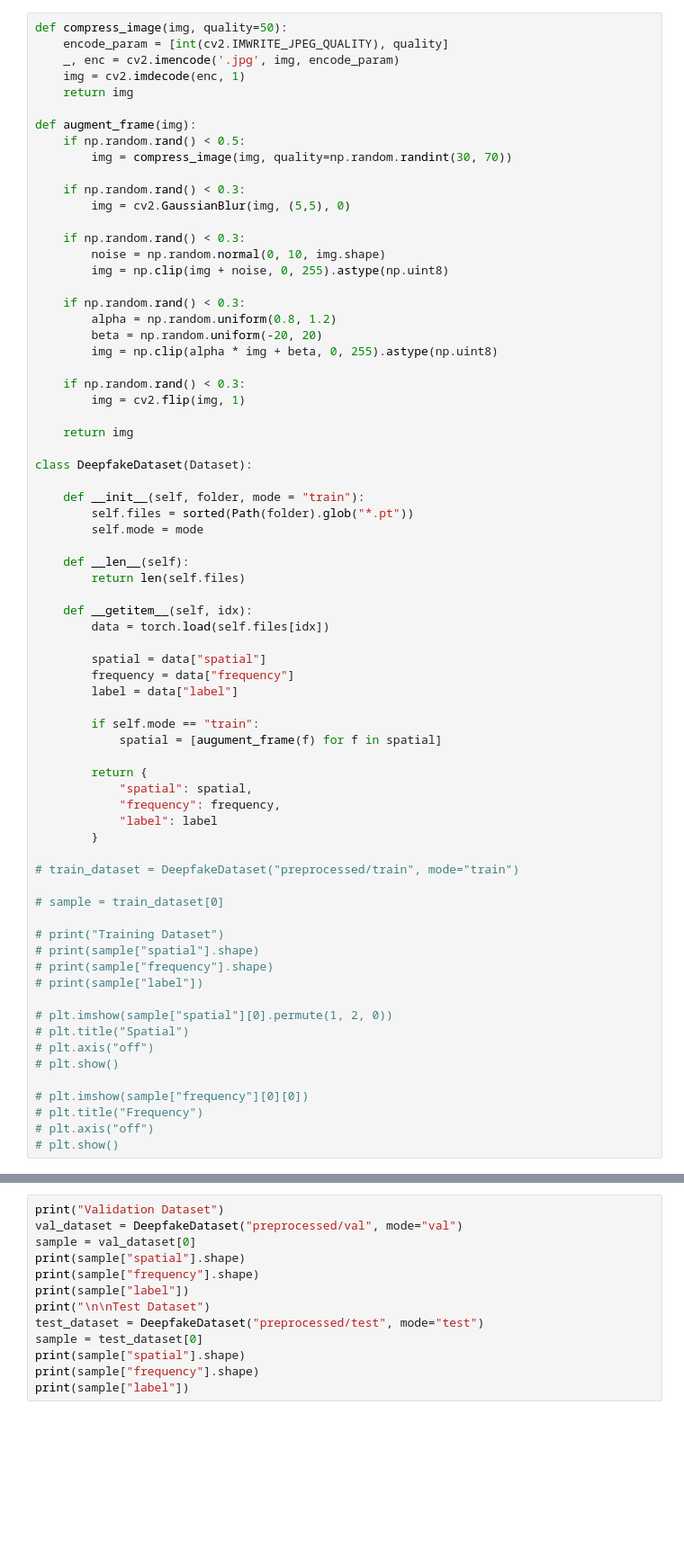
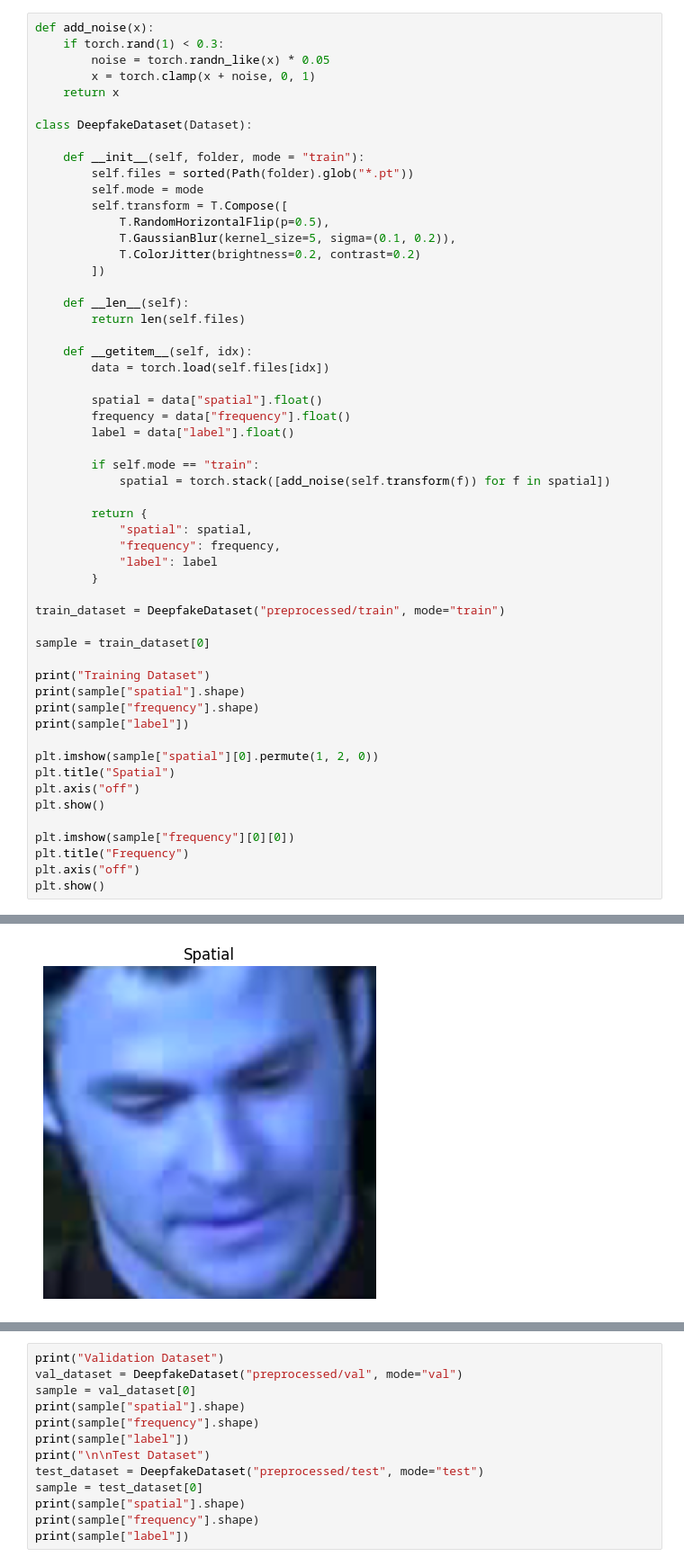
Before and after one commit to Rvp0310/DeepFake_Video_Detection, a Jupyter notebook: Notebook_02.ipynb, the cells around one changed output, grey strips where cells are left out. Shown at 90% size. Saved outputs shown, nothing was run; the diff lists cells and outputs as text; blank space fills up the shorter version.

```diff
--- a/Notebook_02.ipynb
+++ b/Notebook_02.ipynb
@@ -11,36 +19,20 @@ import cv2
 # %%
-def compress_image(img, quality=50):
-    encode_param = [int(cv2.IMWRITE_JPEG_QUALITY), quality]
-    _, enc = cv2.imencode('.jpg', img, encode_param)
-    img = cv2.imdecode(enc, 1)
-    return img
-
-def augment_frame(img):
-    if np.random.rand() < 0.5:
-        img = compress_image(img, quality=np.random.randint(30, 70))
-
-    if np.random.rand() < 0.3:
-        img = cv2.GaussianBlur(img, (5,5), 0)
-
-    if np.random.rand() < 0.3:
-        noise = np.random.normal(0, 10, img.shape)
-        img = np.clip(img + noise, 0, 255).astype(np.uint8)
-
-    if np.random.rand() < 0.3:
-        alpha = np.random.uniform(0.8, 1.2)
-        beta = np.random.uniform(-20, 20)
-        img = np.clip(alpha * img + beta, 0, 255).astype(np.uint8)
-
-    if np.random.rand() < 0.3:
-        img = cv2.flip(img, 1)
-
-    return img
+def add_noise(x):
+    if torch.rand(1) < 0.3:
+        noise = torch.randn_like(x) * 0.05
+        x = torch.clamp(x + noise, 0, 1)
+    return x
 
 class DeepfakeDataset(Dataset):
 
     def __init__(self, folder, mode = "train"):
         self.files = sorted(Path(folder).glob("*.pt"))
         self.mode = mode
+        self.transform = T.Compose([
+            T.RandomHorizontalFlip(p=0.5),
+            T.GaussianBlur(kernel_size=5, sigma=(0.1, 0.2)),
+            T.ColorJitter(brightness=0.2, contrast=0.2)
+        ])
 
     def __len__(self):
         return len(self.files)
@@ -48,12 +40,12 @@ class DeepfakeDataset(Dataset):
     def __getitem__(self, idx):
         data = torch.load(self.files[idx])
 
-        spatial = data["spatial"]
-        frequency = data["frequency"]
-        label = data["label"]
+        spatial = data["spatial"].float()
+        frequency = data["frequency"].float()
+        label = data["label"].float()
 
         if self.mode == "train":
-            spatial = [augument_frame(f) for f in spatial]
+            spatial = torch.stack([add_noise(self.transform(f)) for f in spatial])
 
         return {
             "spatial": spatial,
@@ -61,21 +53,22 @@ class DeepfakeDataset(Dataset):
             "label": label
         }
 
-# train_dataset = DeepfakeDataset("preprocessed/train", mode="train")
+train_dataset = DeepfakeDataset("preprocessed/train", mode="train")
 
-# sample = train_dataset[0]
+sample = train_dataset[0]
 
-# print("Training Dataset")
-# print(sample["spatial"].shape)
-# print(sample["frequency"].shape)
-# print(sample["label"])
+print("Training Dataset")
+print(sample["spatial"].shape)
+print(sample["frequency"].shape)
+print(sample["label"])
 
-# plt.imshow(sample["spatial"][0].permute(1, 2, 0))
-# plt.title("Spatial")
-# plt.axis("off")
-# plt.show()
+plt.imshow(sample["spatial"][0].permute(1, 2, 0))
+plt.title("Spatial")
+plt.axis("off")
+plt.show()
 
-# plt.imshow(sample["frequency"][0][0])
-# plt.title("Frequency")
-# plt.axis("off")
-# plt.show()
+plt.imshow(sample["frequency"][0][0])
+plt.title("Frequency")
+plt.axis("off")
+plt.show()
+# %% [output]
@@ -81,0 +79 @@ class DeepfakeDataset(Dataset):
+[figure, added]
```
Also changed, not shown: parts of 6 cells of this notebook, 1 other file.
